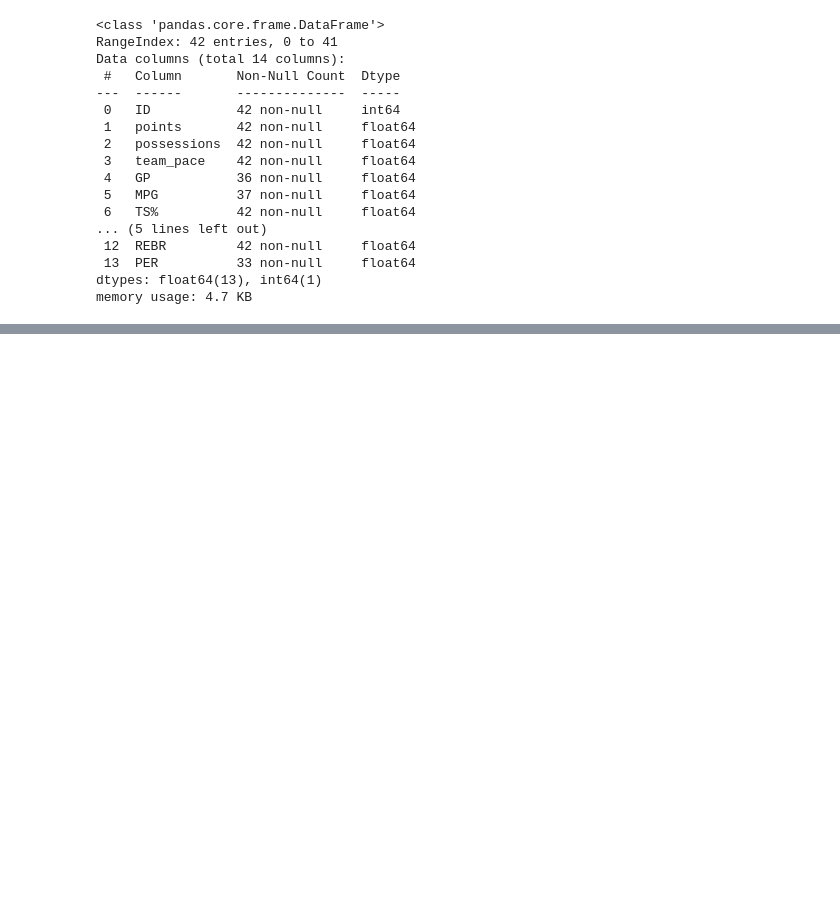
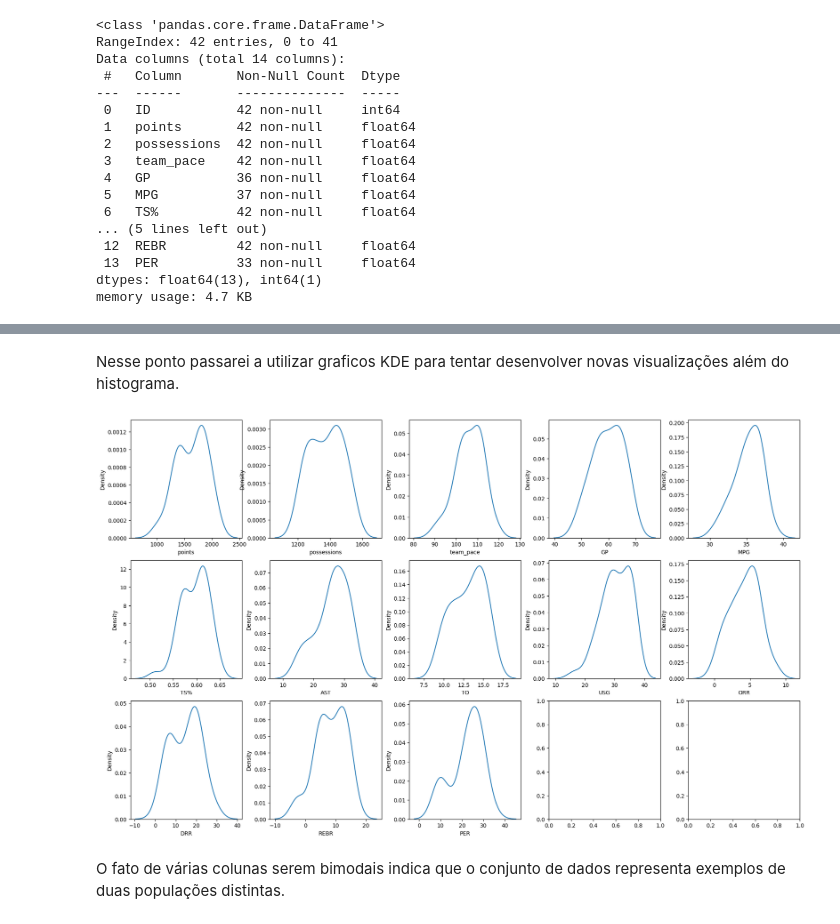
Before and after one commit to Luanog/Space_Jam_ANL, a Jupyter notebook: space-jam-anl.ipynb, the cells around one changed output, grey strips where cells are left out. Drawn from its saved outputs; the diff is of its cells as text; code cells hidden in the pictures; blank space fills up the shorter version.

```diff
--- a/space-jam-anl.ipynb
+++ b/space-jam-anl.ipynb
@@ -218,0 +327,19 @@ memory usage: 4.7 KB
+# %% [markdown]
+Nesse ponto passarei a utilizar graficos KDE para tentar desenvolver novas visualizações além do histograma.
+# %%
+#Criando KDE para novos insights
+
+# Criando lista com todos os nomes de colunas, exceto ID.
+cols = list(player_df.iloc[:, 1:])
+
+# Definindo tamanho e distancias entre os graficos.
+fig, axes = plt.subplots(3, 5, figsize=(18, 11))
+fig.tight_layout(pad=2.0)
+
+# Loop em cada coluna para criar um KDE para cada um.
+for i in range(len(cols)):
+    sns.kdeplot(ax=axes[i//5, i%5], data=player_df[cols[i]])
+# %% [output]
+[figure, added]
+# %% [markdown]
+O fato de várias colunas serem bimodais indica que o conjunto de dados representa exemplos de duas populações distintas.
```
Also changed, not shown: parts of 10 cells of this notebook.
